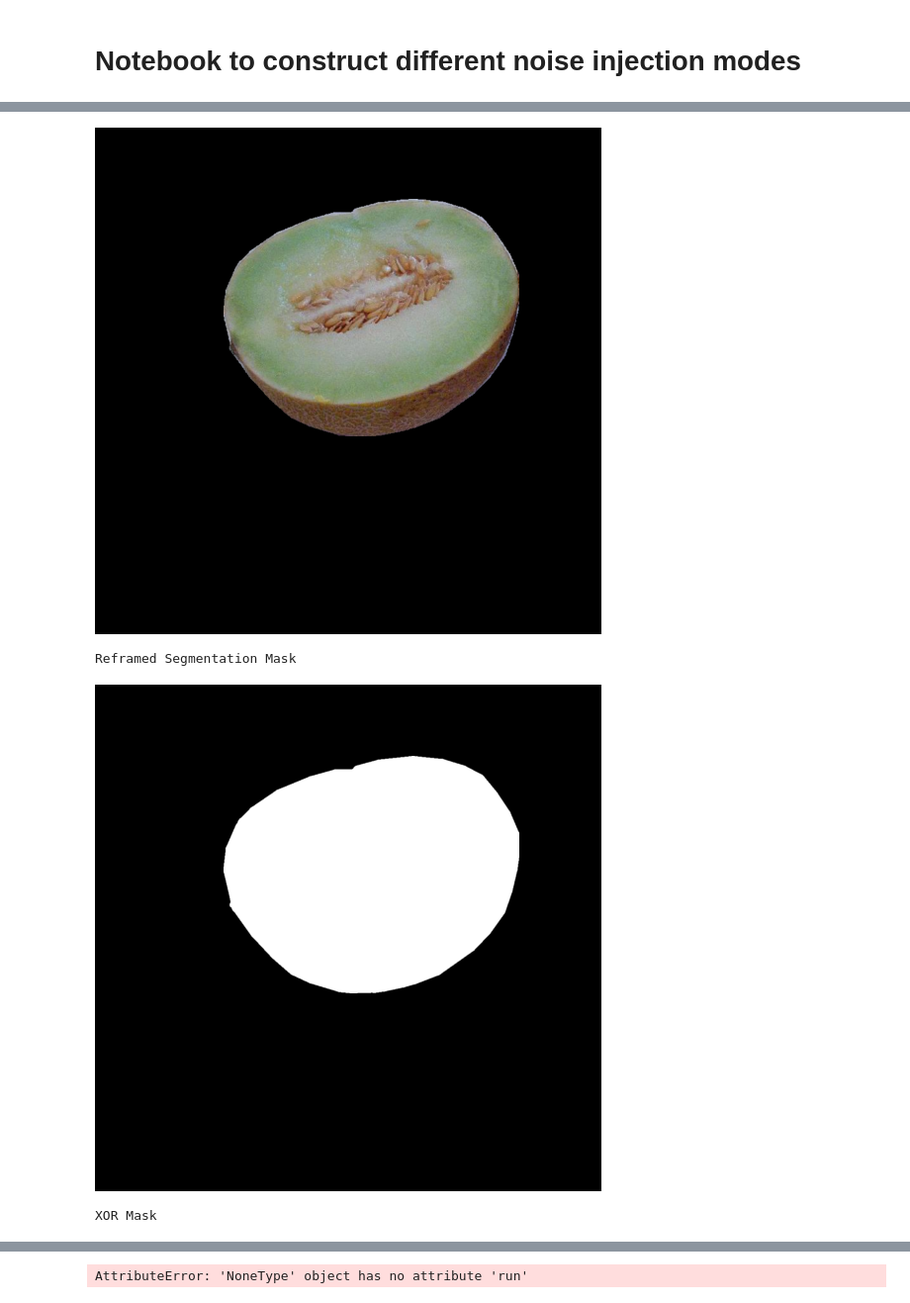
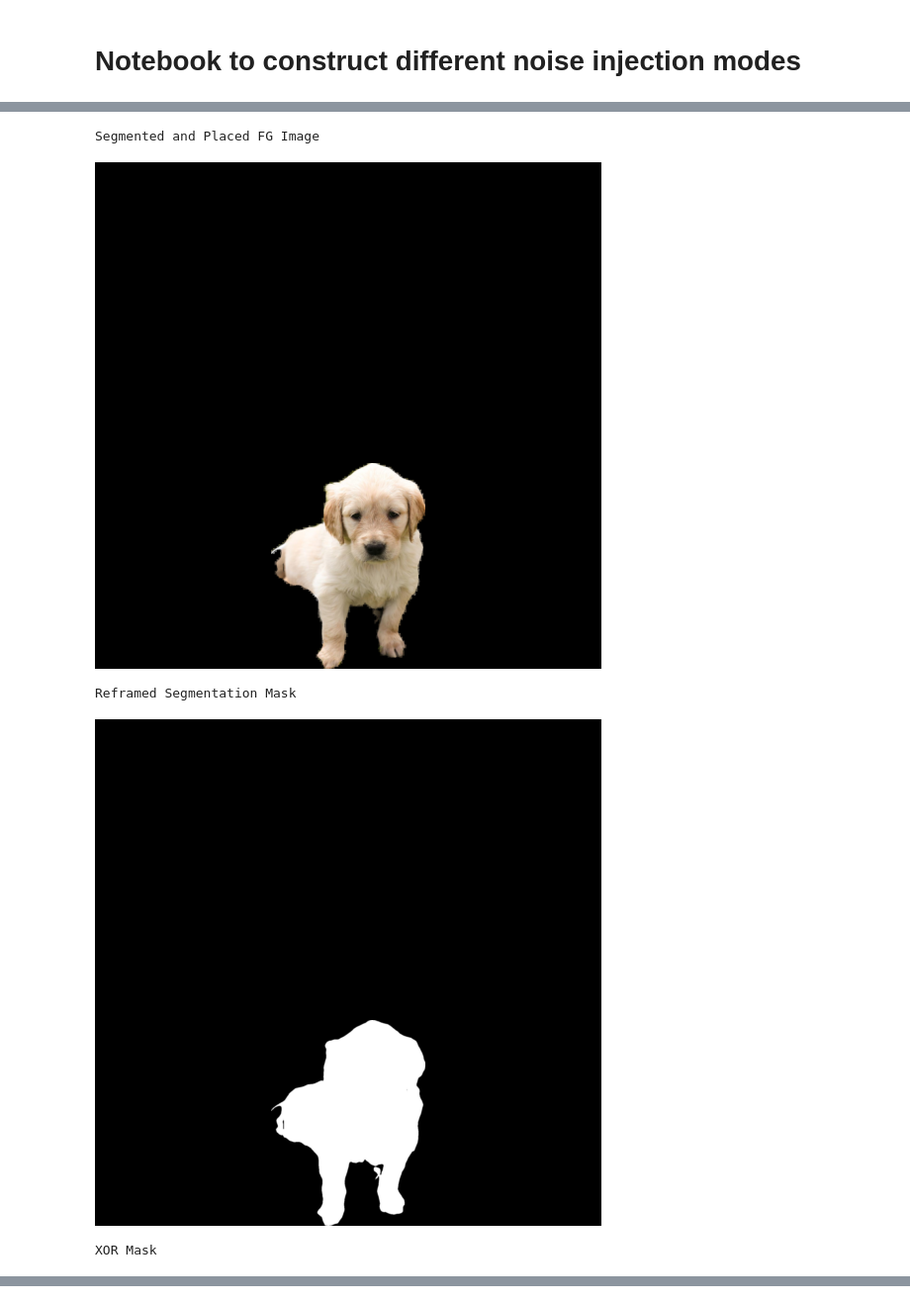
Before and after one commit to antoniomari/dit-editor, a Jupyter notebook: notebooks/noise_injection_modes.ipynb, the cells around one changed output, grey strips where cells are left out. Shown at 99% size. Drawn from its saved outputs; the diff is of its cells as text; code cells hidden in the pictures.

Commit message:
adding luca_notebook testing noise injection mode and benchmark samples

```diff
--- a/notebooks/noise_injection_modes.ipynb
+++ b/notebooks/noise_injection_modes.ipynb
@@ -293,15 +109,17 @@ def compose_noise_masks(cached_pipe,
 # %%
-example = all_images[100]
+example = all_images[0]
 
-compose_noise(None,
+compose_noise_masks(cached_pipe,
               example.fg_image,
               example.bg_image,
               example.target_mask,
               example.fg_mask,
               option="segmentation2",
-              num_inversion_steps=100)
+              photoshop_fg_noise=False,
+              num_inversion_steps=1)
 # %% [output]
+Segmented and Placed FG Image
-[figure, old version]
+[figure, new version]
-Reframed Segmentation Mask
+Reframed Segmentation Mask
-[figure, old version]
+[figure, new version]
-XOR Mask
+XOR Mask
@@ -309 +126,0 @@ XOR Mask
-AttributeError: 'NoneType' object has no attribute 'run'
```
Also changed, not shown: parts of 20 cells of this notebook.
